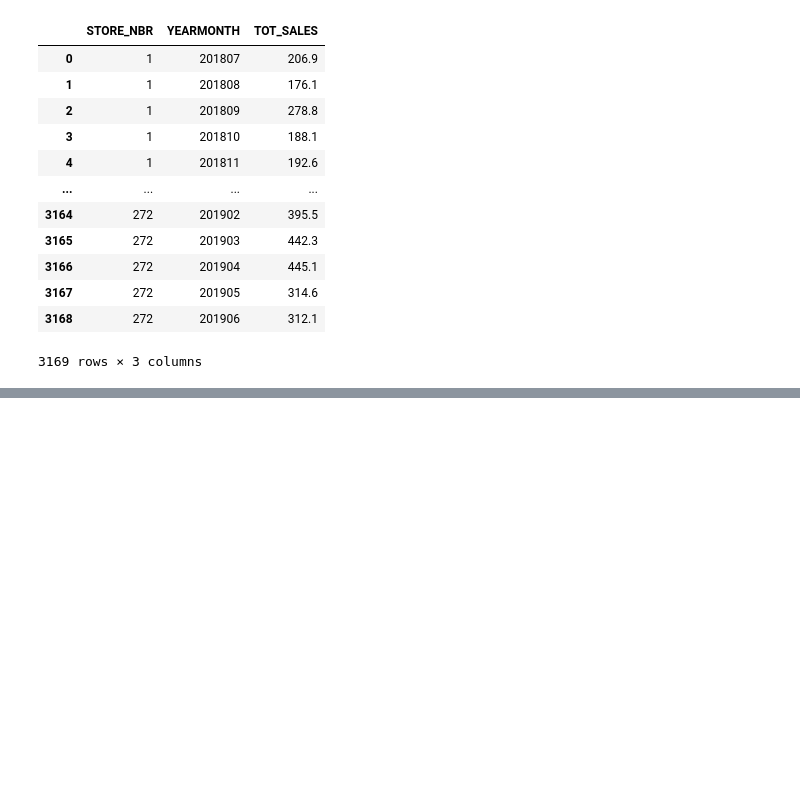
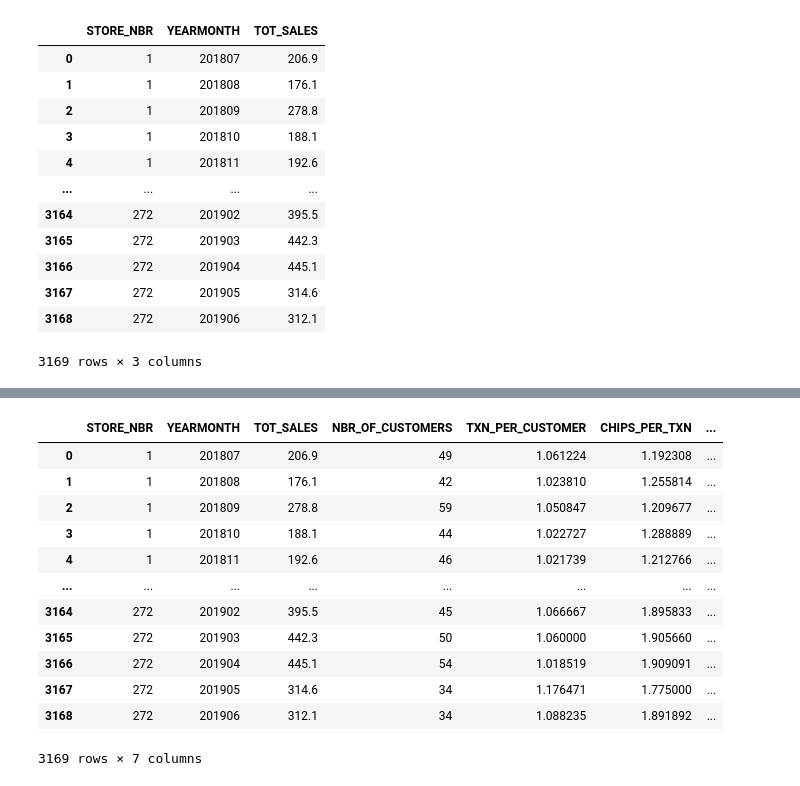
Before and after one commit to wa-le/Quantium-Forage-Virtual-Internship, a Jupyter notebook: my_quantium_T2.ipynb, the cells around one changed output, grey strips where cells are left out. Cells and saved outputs as stored; diff of their text form; code cells hidden in the pictures; blank space fills up the shorter version.

```diff
--- a/my_quantium_T2.ipynb
+++ b/my_quantium_T2.ipynb
@@ -184,0 +175,7 @@ df1.head(1)
+# %%
+# Monthly store transaction per customer
+# This is gotten by dividing unique number of TXN_ID by unique LYLTY_CARD_NBR
+
+trans_per_cust = (df1.groupby(['STORE_NBR', 'YEARMONTH'])['TXN_ID'].nunique() / df1.groupby(['STORE_NBR', 'YEARMONTH'])['LYLTY_CARD_NBR'].nunique()).reset_index()
+trans_per_cust = trans_per_cust.rename(columns ={0: 'TXN_PER_CUSTOMER'})
+trans_per_cust
@@ -184,0 +196,7 @@ df1.head(1)
+# %%
+# Monthly store number of chips per transaction
+# This is gotten by dividing sum of product quantity by number of unique transaction
+
+chips_per_txn = (df1.groupby(['STORE_NBR', 'YEARMONTH'])['PROD_QTY'].sum() / df1.groupby(['STORE_NBR', 'YEARMONTH'])['TXN_ID'].nunique()).reset_index()
+chips_per_txn = chips_per_txn.rename(columns ={0: 'CHIPS_PER_TXN'})
+chips_per_txn
@@ -184,0 +217,7 @@ df1.head(1)
+# %%
+# Monthly store average price per unit
+# This is gotten by using the sum of total sales divided by the sum of product quantity
+
+avg_price_per_unit = (df1.groupby(['STORE_NBR', 'YEARMONTH'])['TOT_SALES'].sum() / df1.groupby(['STORE_NBR', 'YEARMONTH'])['PROD_QTY'].sum()).reset_index()
+avg_price_per_unit = avg_price_per_unit.rename(columns ={0: 'AVG_PRICE_PER_UNIT'})
+avg_price_per_unit
@@ -184,0 +238,19 @@ df1.head(1)
+# %%
+# Concatenate the dataframes we got above to get the -Measure over time DF-
+df_ = [total_sales, no_of_customers['NBR_OF_CUSTOMERS'], trans_per_cust["TXN_PER_CUSTOMER"], chips_per_txn['CHIPS_PER_TXN'], avg_price_per_unit['AVG_PRICE_PER_UNIT']]
+df_measureOverTime = pd.concat(df_, join = 'outer', axis = 1)
+df_measureOverTime
+# %% [output]
+|  | STORE_NBR | YEARMONTH | TOT_SALES | NBR_OF_CUSTOMERS | TXN_PER_CUSTOMER | CHIPS_PER_TXN | ... |
+| 0 | 1 | 201807 | 206.9 | 49 | 1.061224 | 1.192308 | ... |
+| 1 | 1 | 201808 | 176.1 | 42 | 1.023810 | 1.255814 | ... |
+| 2 | 1 | 201809 | 278.8 | 59 | 1.050847 | 1.209677 | ... |
+| 3 | 1 | 201810 | 188.1 | 44 | 1.022727 | 1.288889 | ... |
+| 4 | 1 | 201811 | 192.6 | 46 | 1.021739 | 1.212766 | ... |
+| ... | ... | ... | ... | ... | ... | ... | ... |
+| 3164 | 272 | 201902 | 395.5 | 45 | 1.066667 | 1.895833 | ... |
+| 3165 | 272 | 201903 | 442.3 | 50 | 1.060000 | 1.905660 | ... |
+| 3166 | 272 | 201904 | 445.1 | 54 | 1.018519 | 1.909091 | ... |
+| 3167 | 272 | 201905 | 314.6 | 34 | 1.176471 | 1.775000 | ... |
+| 3168 | 272 | 201906 | 312.1 | 34 | 1.088235 | 1.891892 | ... |
+3169 rows × 7 columns
```
Also changed, not shown: parts of 34 cells of this notebook.
